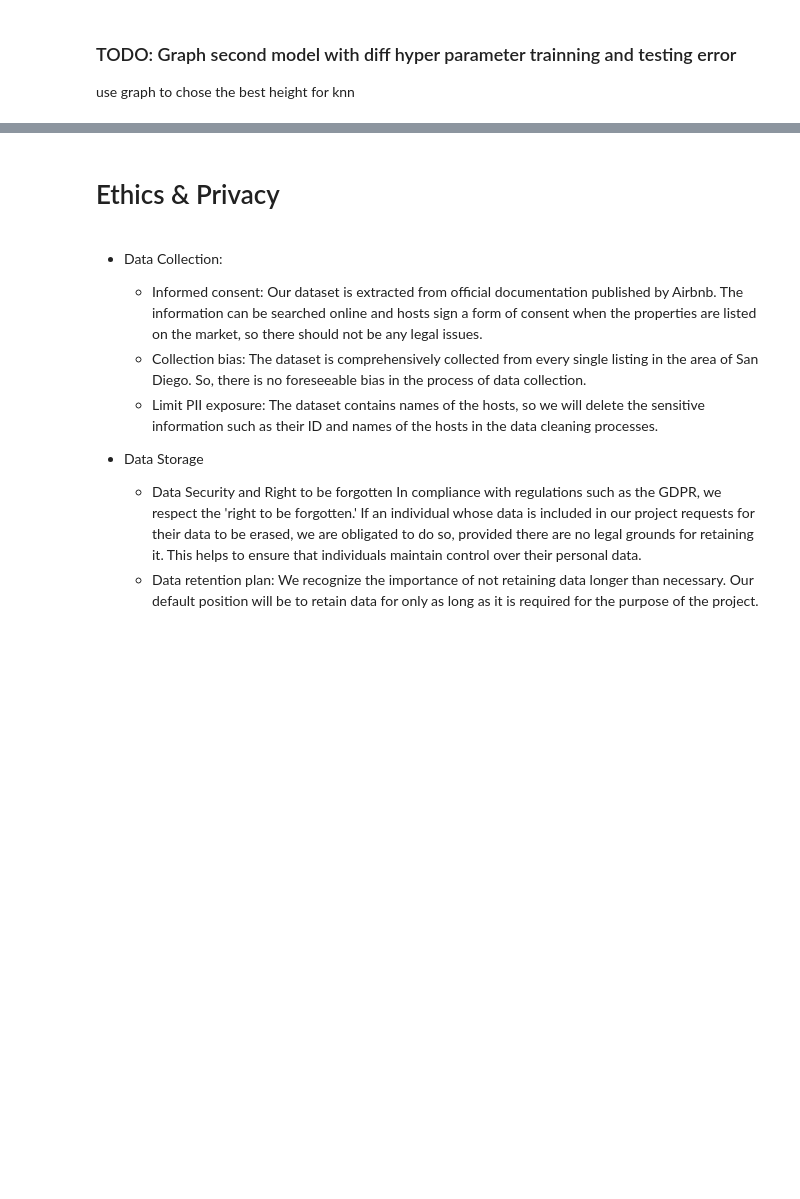
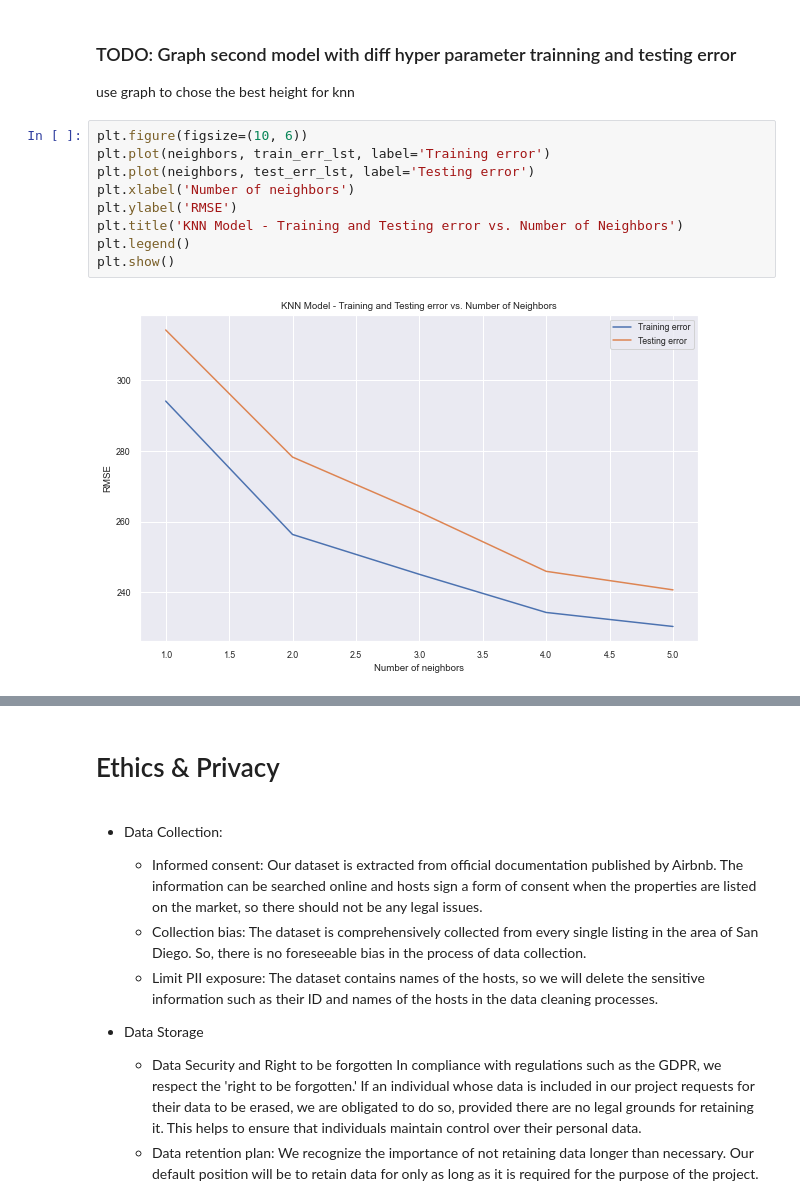
Before and after one commit to COGS118A/Group004-SP23, a Jupyter notebook: Checkpoint_Group004-SP23.ipynb, the cells around one changed output, grey strips where cells are left out. Drawn from its saved outputs; the diff is of its cells as text; blank space fills up the shorter version.

```diff
--- a/Checkpoint_Group004-SP23.ipynb
+++ b/Checkpoint_Group004-SP23.ipynb
@@ -608,3 +580,14 @@ plt.show()
 # %% [markdown]
 ### TODO: Graph second model with diff hyper parameter trainning and testing error
 use graph to chose the best height for knn
+# %%
+plt.figure(figsize=(10, 6))
+plt.plot(neighbors, train_err_lst, label='Training error')
+plt.plot(neighbors, test_err_lst, label='Testing error')
+plt.xlabel('Number of neighbors')
+plt.ylabel('RMSE')
+plt.title('KNN Model - Training and Testing error vs. Number of Neighbors')
+plt.legend()
+plt.show()
+# %% [output]
+[figure, added]
```
Also changed, not shown: parts of 11 cells of this notebook.
